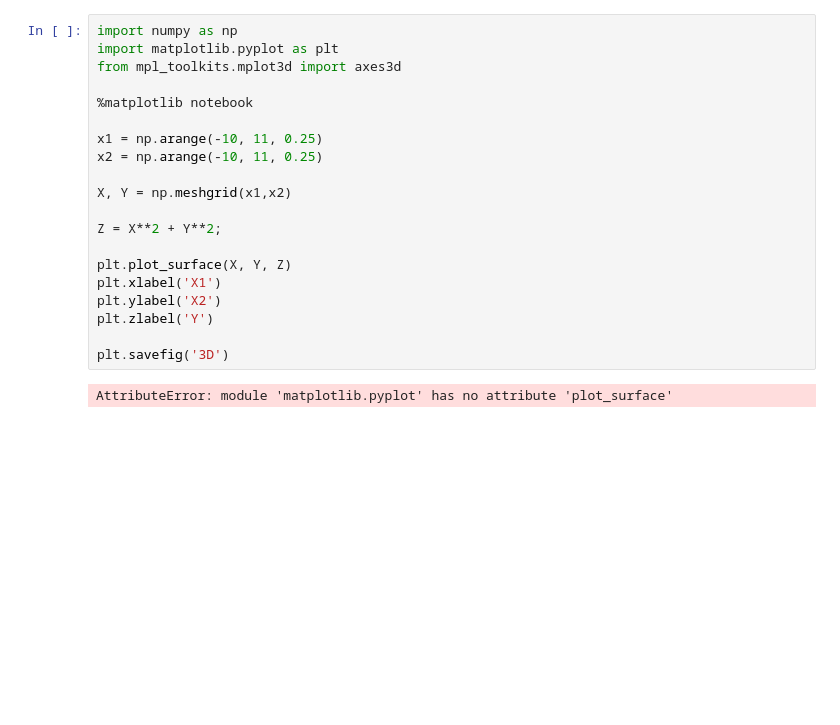
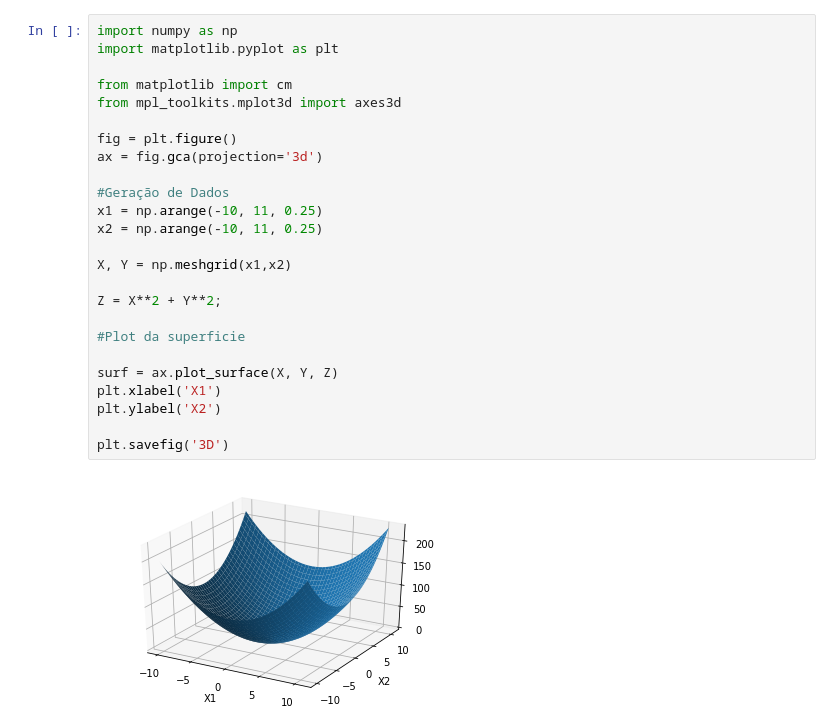
Before and after one commit to JoaoMagPaiva/joaopaiva-857-tp555, a Jupyter notebook: LISTA_0/Exercicio 5/Codigo.ipynb, the cells around one changed output. Cells and saved outputs as stored; diff of their text form; blank space fills up the shorter version.

```diff
--- a/LISTA_0/Exercicio 5/Codigo.ipynb
+++ b/LISTA_0/Exercicio 5/Codigo.ipynb
@@ -1,22 +1,27 @@
 # %%
 import numpy as np
 import matplotlib.pyplot as plt
+
+from matplotlib import cm
 from mpl_toolkits.mplot3d import axes3d
 
-%matplotlib notebook
+fig = plt.figure()
+ax = fig.gca(projection='3d')
 
+#Geração de Dados
 x1 = np.arange(-10, 11, 0.25)
 x2 = np.arange(-10, 11, 0.25)
 
 X, Y = np.meshgrid(x1,x2)
 
 Z = X**2 + Y**2;
 
-plt.plot_surface(X, Y, Z)
+#Plot da superficie
+
+surf = ax.plot_surface(X, Y, Z)
 plt.xlabel('X1')
 plt.ylabel('X2')
-plt.zlabel('Y')
 
 plt.savefig('3D')
 # %% [output]
-AttributeError: module 'matplotlib.pyplot' has no attribute 'plot_surface'
+[figure, added]
```
Also changed, not shown: 1 other file.
